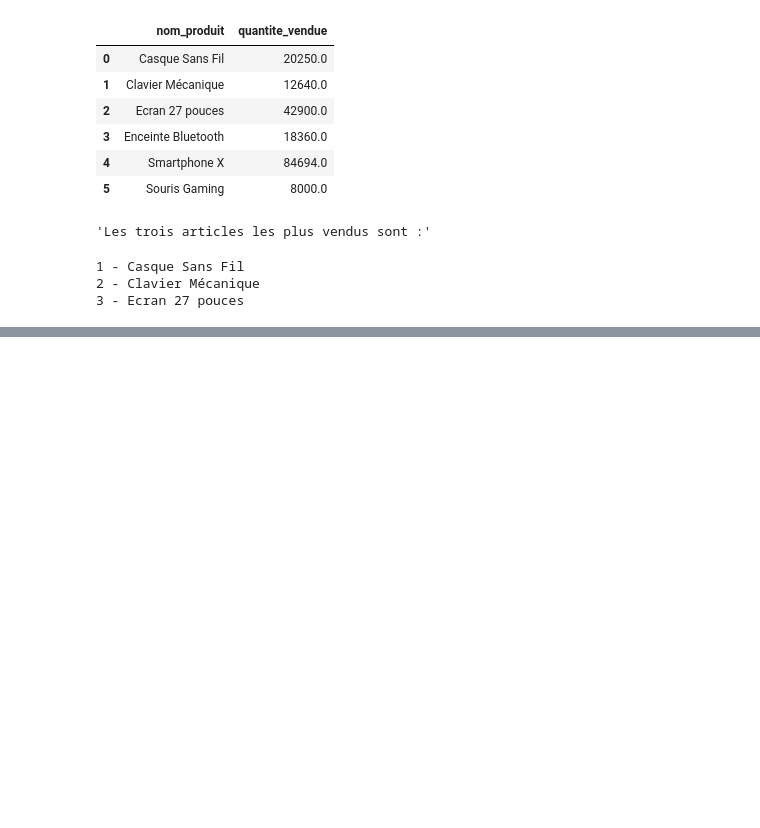
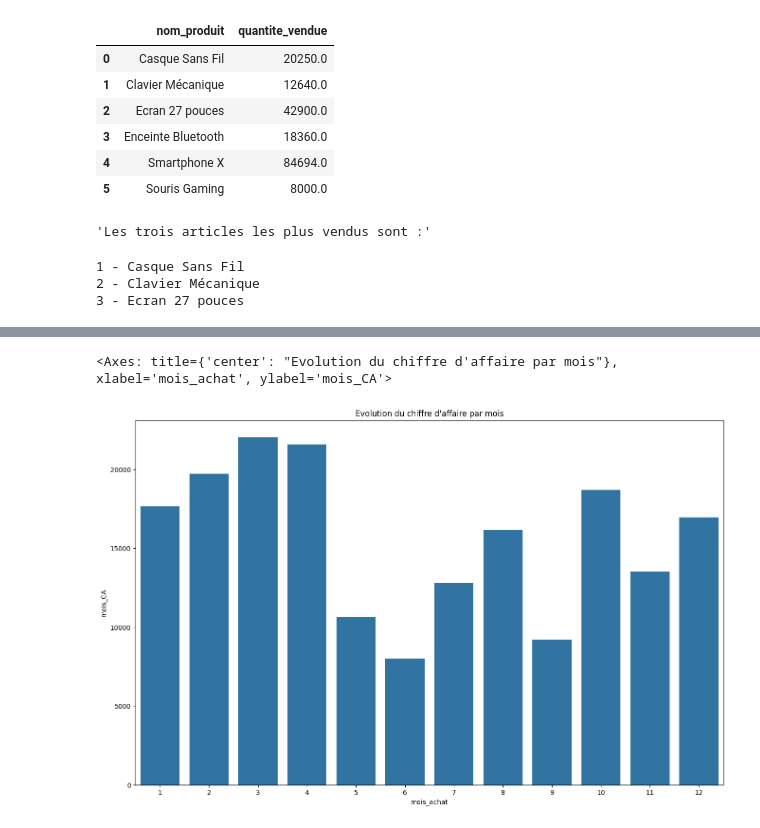
Before and after one commit to Harlequelrah/vente_technova_analysis, a Jupyter notebook: ventes_technova.ipynb, the cells around one changed output, grey strips where cells are left out. Cells and saved outputs as stored; diff of their text form; code cells hidden in the pictures; blank space fills up the shorter version.

```diff
--- a/ventes_technova.ipynb
+++ b/ventes_technova.ipynb
@@ -156,0 +167,8 @@ for  i in range(3) :
+# %%
+# Creation d'une colonne mois achat
+data["mois_achat"] = data["date_achat"].dt.month
+# %%
+# regroupement des chiffres d'affaires par mois
+data_par_mois = data.groupby('mois_achat')['prix_vente'].sum()
+data_par_mois=data_par_mois.reset_index()
+data_par_mois.columns=['mois_achat','mois_CA']
@@ -156,0 +182,7 @@ for  i in range(3) :
+# %%
+plt.figure(figsize=(16,10))
+plt.title("Evolution du chiffre d'affaire par mois")
+sns.barplot(data=data_par_mois, x="mois_achat", y="mois_CA")
+# %% [output]
+<Axes: title={'center': "Evolution du chiffre d'affaire par mois"}, xlabel='mois_achat', ylabel='mois_CA'>
+[figure, added]
```
Also changed, not shown: parts of 3 cells of this notebook.
